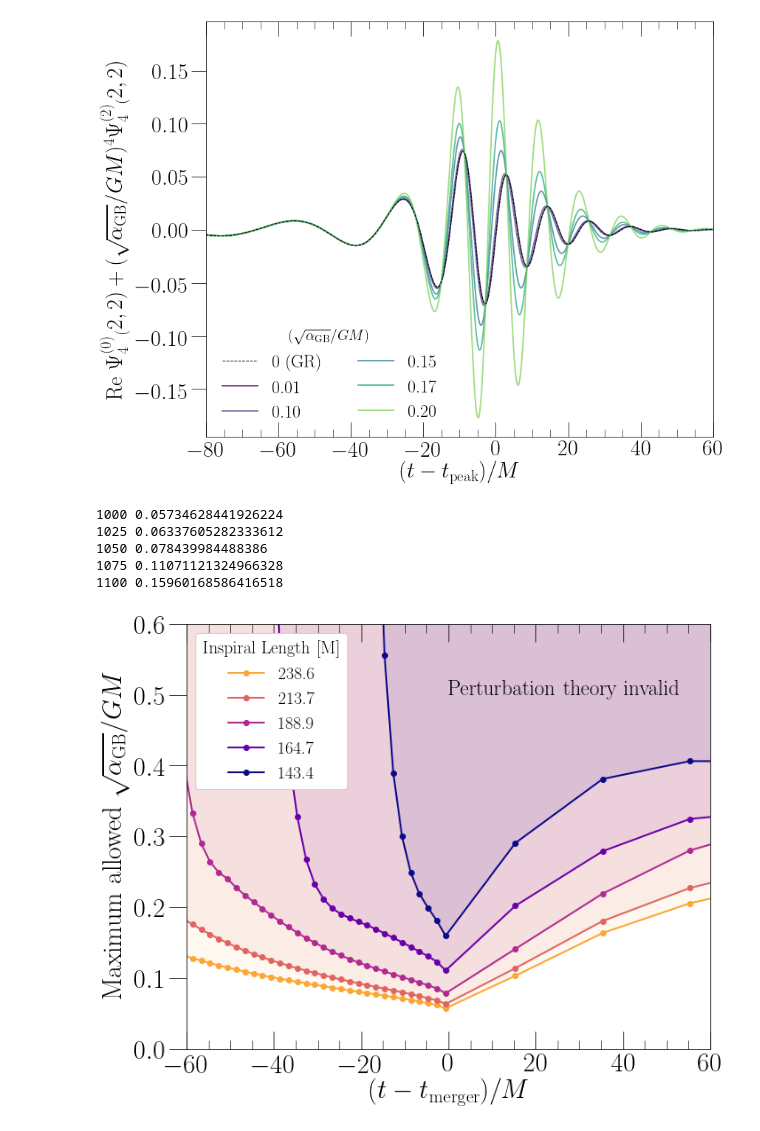
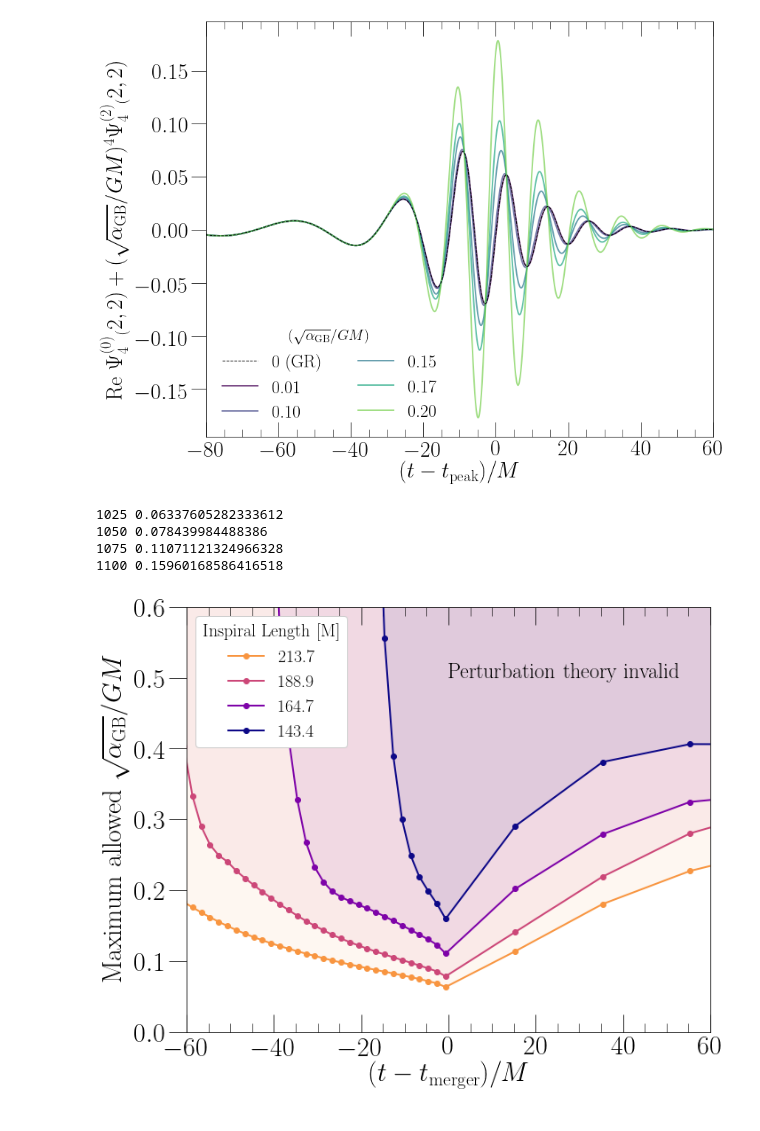
Before and after one commit to mariaokounkova/EDGB, a Jupyter notebook: NonSpinning/EDGB_GW.ipynb, the cells around one changed output. Drawn from its saved outputs; the diff is of its cells as text; code cells hidden in the pictures.

Commit message:
Plotting: LIGO Bucket plot
Plot earlier start time / different resolutions plot

Also update .gitignore for .DS_Store

```diff
--- a/NonSpinning/EDGB_GW.ipynb
+++ b/NonSpinning/EDGB_GW.ipynb
@@ -434,7 +434,7 @@ def PlotValidity(figname):
 
     figname = 'Validity'
 
-    start_arr = ['1000', '1025', '1050','1075','1100']
+    start_arr = ['1025', '1050','1075','1100']
 
     ramp = 25
 
@@ -457,32 +457,31 @@ def PlotValidity(figname):
         ind = np.where(eps < 1e3)
         time = time[ind]
         eps = eps[ind]
         #time = time[1:]
         #eps = eps[1:]
         ax.plot(time, eps, '-o', color = color, label='%.1f' % length, lw=2.0)
 
         ax.fill_between(time, eps, 2.0, color=color,alpha=0.07)
 
 
     legend = ax.legend(fontsize=20, loc='upper left', frameon=True, framealpha = 1.0, ncol=1, \
                        title='Inspiral Length [M]')
     plt.setp(legend.get_title(),fontsize=20)
     #ax.set_yscale('log')
     ax.text(0, 0.5, 'Perturbation theory invalid', fontsize=24, color='black')
     ax.set_xlabel('$(t - t_\mathrm{merger})/M$', fontsize=30)
     ax.set_ylabel(r'Maximum  allowed $\sqrt{\alpha_\mathrm{GB}}/GM$', fontsize=30)
     ax.set_xlim(-60, 60)
     ax.set_ylim(0.0, 0.6)
     plt.tight_layout()
     plt.savefig(figname + '.pdf')
     plt.show()
 
 
 PlotValidity('Validity.pdf')
 # %% [output]
-1000 0.05734628441926224
 1025 0.06337605282333612
 1050 0.078439984488386
 1075 0.11071121324966328
 1100 0.15960168586416518
-[figure, old version]
+[figure, new version]
```
Also changed, not shown: parts of 1 cell of this notebook, 1 other file.
